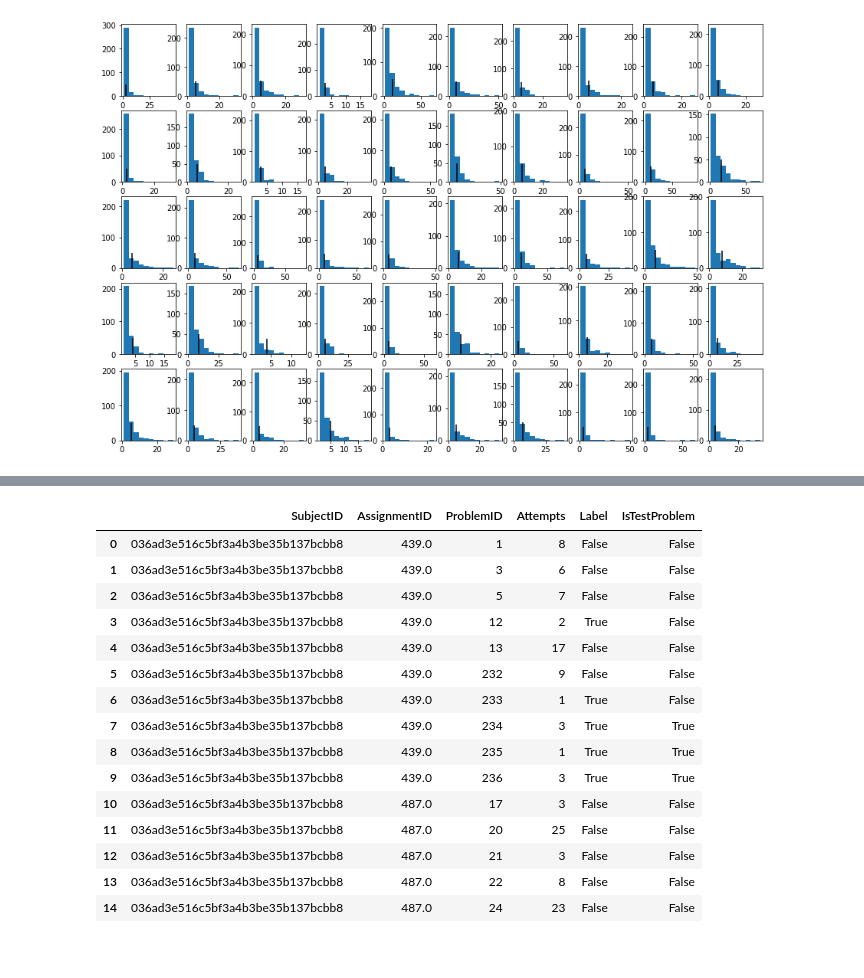
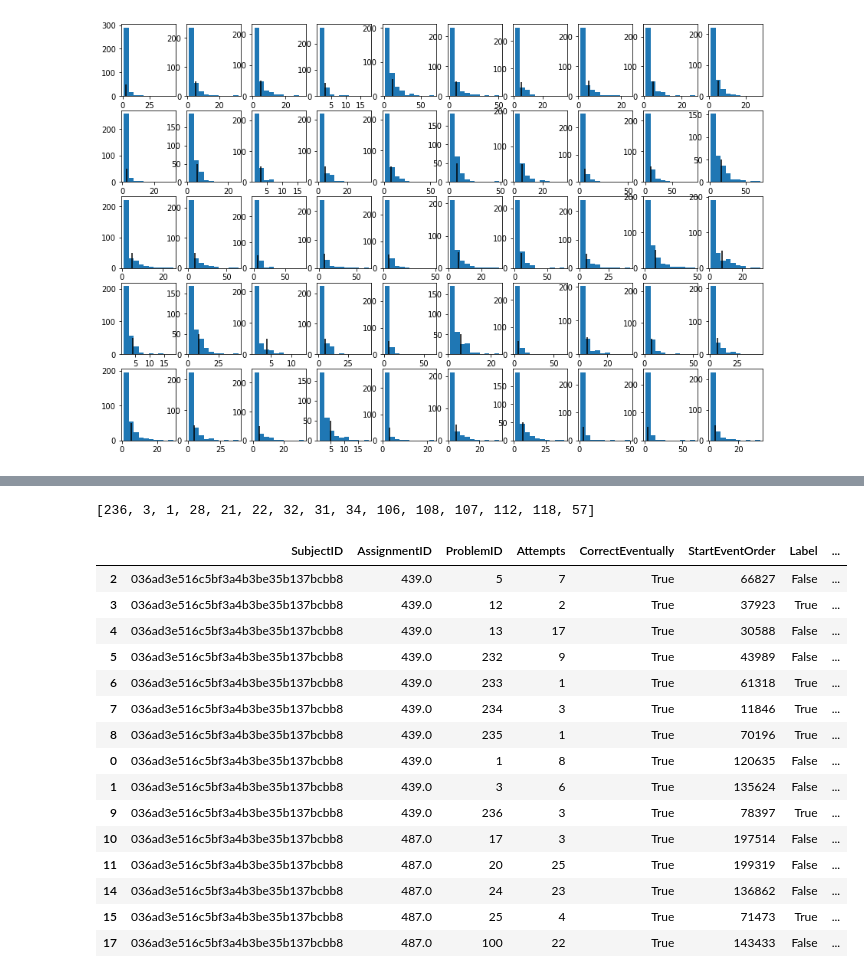
Before and after one commit to YangAzure/CSEDMDataChallenge, a Jupyter notebook: preprocess.ipynb, the cells around one changed output, grey strips where cells are left out. Cells and saved outputs as stored; diff of their text form; code cells hidden in the pictures.

```diff
--- a/preprocess.ipynb
+++ b/preprocess.ipynb
@@ -179,0 +235,9 @@ test_problem_ids
+# %%
+runs_time = runs.copy()
+problem_orders = runs.groupby([PS2.AssignmentID, PS2.ProblemID])[PS2.Order].median()
+runs_time['TimeInt'] = pd.to_datetime(runs_time[PS2.ServerTimestamp]).apply(lambda x: x.value)
+problem_times = runs.groupby([PS2.AssignmentID, PS2.ProblemID])['TimeInt'].median()
+problem_times = (problem_times - min(problem_times)) / 10**9
+# %%
+problem_stats = problem_times.to_frame('MedTime').join(problem_orders.to_frame('MedOrder')).reset_index()
+problem_stats.head()
@@ -179,0 +265,3 @@ test_problem_ids
+# %%
+last_problems = problem_stats.groupby(PS2.AssignmentID).apply(lambda rows: list(rows[PS2.ProblemID][rows['MedTime'].argsort()][-3:]))
+last_problems
@@ -180,23 +276,29 @@ test_problem_ids
+# %%
+test_problem_ids = [st for row in last_problems for st in row]
+test_problem_ids
+# %% [output]
+[236, 3, 1, 28, 21, 22, 32, 31, 34, 106, 108, 107, 112, 118, 57]
 # %%
-student_scores['IsTestProblem'] = student_scores[PS2.ProblemID].apply(lambda problem_id: problem_id in test_problem_ids)
+student_scores['IsLateProblem'] = student_scores[PS2.ProblemID].apply(lambda problem_id: problem_id in test_problem_ids)
+student_scores.sort_values([PS2.SubjectID, PS2.AssignmentID, 'IsLateProblem', PS2.ProblemID], inplace=True)
 student_scores.head(15)
 # %% [output]
-|  | SubjectID | AssignmentID | ProblemID | Attempts | Label | IsTestProblem |
-| 0 | 036ad3e516c5bf3a4b3be35b137bcbb8 | 439.0 | 1 | 8 | False | False |
-| 1 | 036ad3e516c5bf3a4b3be35b137bcbb8 | 439.0 | 3 | 6 | False | False |
-| 2 | 036ad3e516c5bf3a4b3be35b137bcbb8 | 439.0 | 5 | 7 | False | False |
-| 3 | 036ad3e516c5bf3a4b3be35b137bcbb8 | 439.0 | 12 | 2 | True | False |
-| 4 | 036ad3e516c5bf3a4b3be35b137bcbb8 | 439.0 | 13 | 17 | False | False |
-| 5 | 036ad3e516c5bf3a4b3be35b137bcbb8 | 439.0 | 232 | 9 | False | False |
-| 6 | 036ad3e516c5bf3a4b3be35b137bcbb8 | 439.0 | 233 | 1 | True | False |
-| 7 | 036ad3e516c5bf3a4b3be35b137bcbb8 | 439.0 | 234 | 3 | True | True |
-| 8 | 036ad3e516c5bf3a4b3be35b137bcbb8 | 439.0 | 235 | 1 | True | True |
-| 9 | 036ad3e516c5bf3a4b3be35b137bcbb8 | 439.0 | 236 | 3 | True | True |
-| 10 | 036ad3e516c5bf3a4b3be35b137bcbb8 | 487.0 | 17 | 3 | False | False |
-| 11 | 036ad3e516c5bf3a4b3be35b137bcbb8 | 487.0 | 20 | 25 | False | False |
-| 12 | 036ad3e516c5bf3a4b3be35b137bcbb8 | 487.0 | 21 | 3 | False | False |
-| 13 | 036ad3e516c5bf3a4b3be35b137bcbb8 | 487.0 | 22 | 8 | False | False |
-| 14 | 036ad3e516c5bf3a4b3be35b137bcbb8 | 487.0 | 24 | 23 | False | False |
+|  | SubjectID | AssignmentID | ProblemID | Attempts | CorrectEventually | StartEventOrder | Label | ... |
+| 2 | 036ad3e516c5bf3a4b3be35b137bcbb8 | 439.0 | 5 | 7 | True | 66827 | False | ... |
+| 3 | 036ad3e516c5bf3a4b3be35b137bcbb8 | 439.0 | 12 | 2 | True | 37923 | True | ... |
+| 4 | 036ad3e516c5bf3a4b3be35b137bcbb8 | 439.0 | 13 | 17 | True | 30588 | False | ... |
+| 5 | 036ad3e516c5bf3a4b3be35b137bcbb8 | 439.0 | 232 | 9 | True | 43989 | False | ... |
+| 6 | 036ad3e516c5bf3a4b3be35b137bcbb8 | 439.0 | 233 | 1 | True | 61318 | True | ... |
+| 7 | 036ad3e516c5bf3a4b3be35b137bcbb8 | 439.0 | 234 | 3 | True | 11846 | True | ... |
+| 8 | 036ad3e516c5bf3a4b3be35b137bcbb8 | 439.0 | 235 | 1 | True | 70196 | True | ... |
+| 0 | 036ad3e516c5bf3a4b3be35b137bcbb8 | 439.0 | 1 | 8 | True | 120635 | False | ... |
+| 1 | 036ad3e516c5bf3a4b3be35b137bcbb8 | 439.0 | 3 | 6 | True | 135624 | False | ... |
+| 9 | 036ad3e516c5bf3a4b3be35b137bcbb8 | 439.0 | 236 | 3 | True | 78397 | True | ... |
+| 10 | 036ad3e516c5bf3a4b3be35b137bcbb8 | 487.0 | 17 | 3 | True | 197514 | False | ... |
+| 11 | 036ad3e516c5bf3a4b3be35b137bcbb8 | 487.0 | 20 | 25 | True | 199319 | False | ... |
+| 14 | 036ad3e516c5bf3a4b3be35b137bcbb8 | 487.0 | 24 | 23 | True | 136862 | False | ... |
+| 15 | 036ad3e516c5bf3a4b3be35b137bcbb8 | 487.0 | 25 | 4 | True | 71473 | True | ... |
+| 17 | 036ad3e516c5bf3a4b3be35b137bcbb8 | 487.0 | 100 | 22 | True | 143433 | False | ... |
 # %%
 # Next we plot the number of attemptes on each problem (x) / assignment (color)
 from matplotlib.cm import viridis
```
Also changed, not shown: parts of 27 cells of this notebook, 2 other files.
